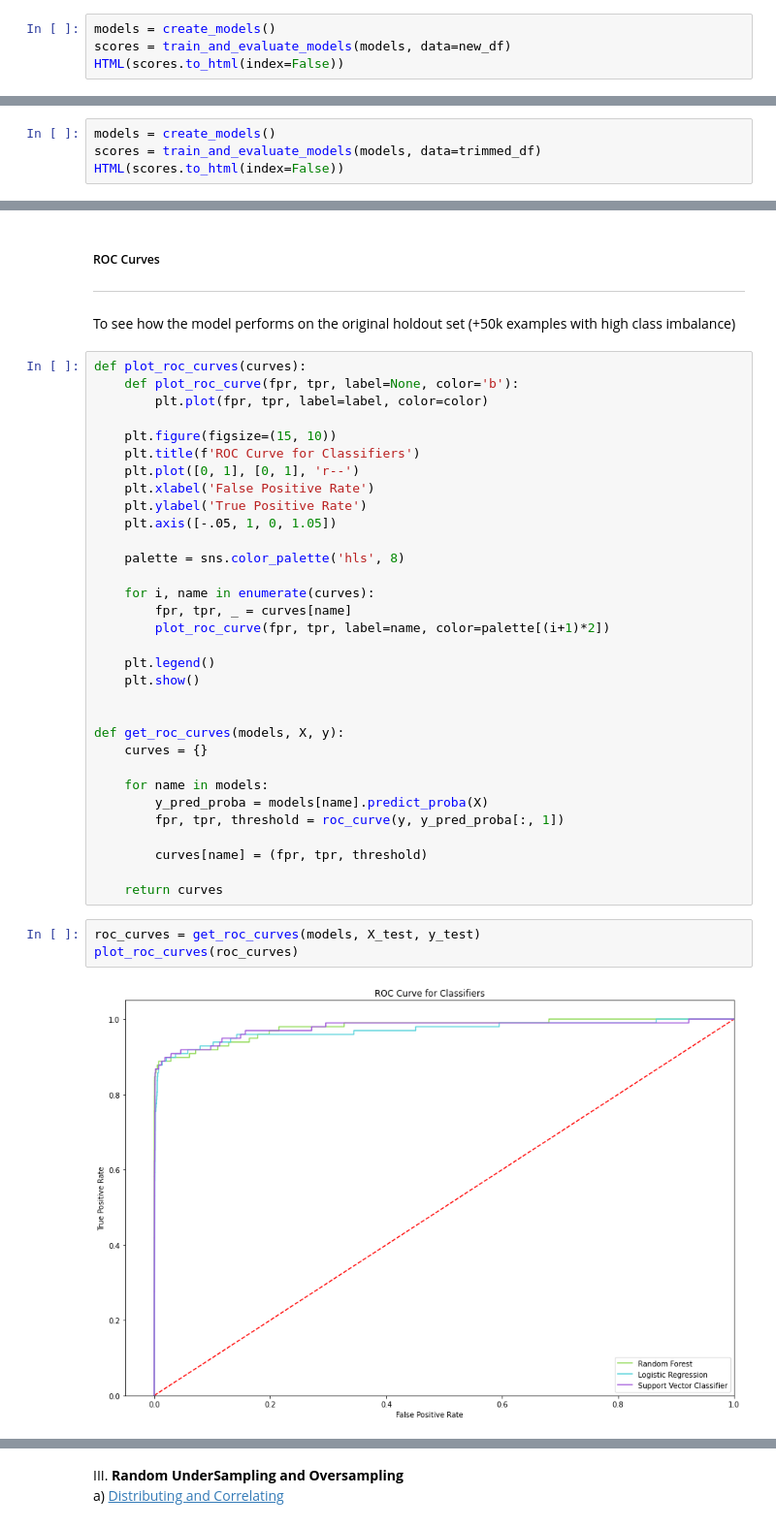
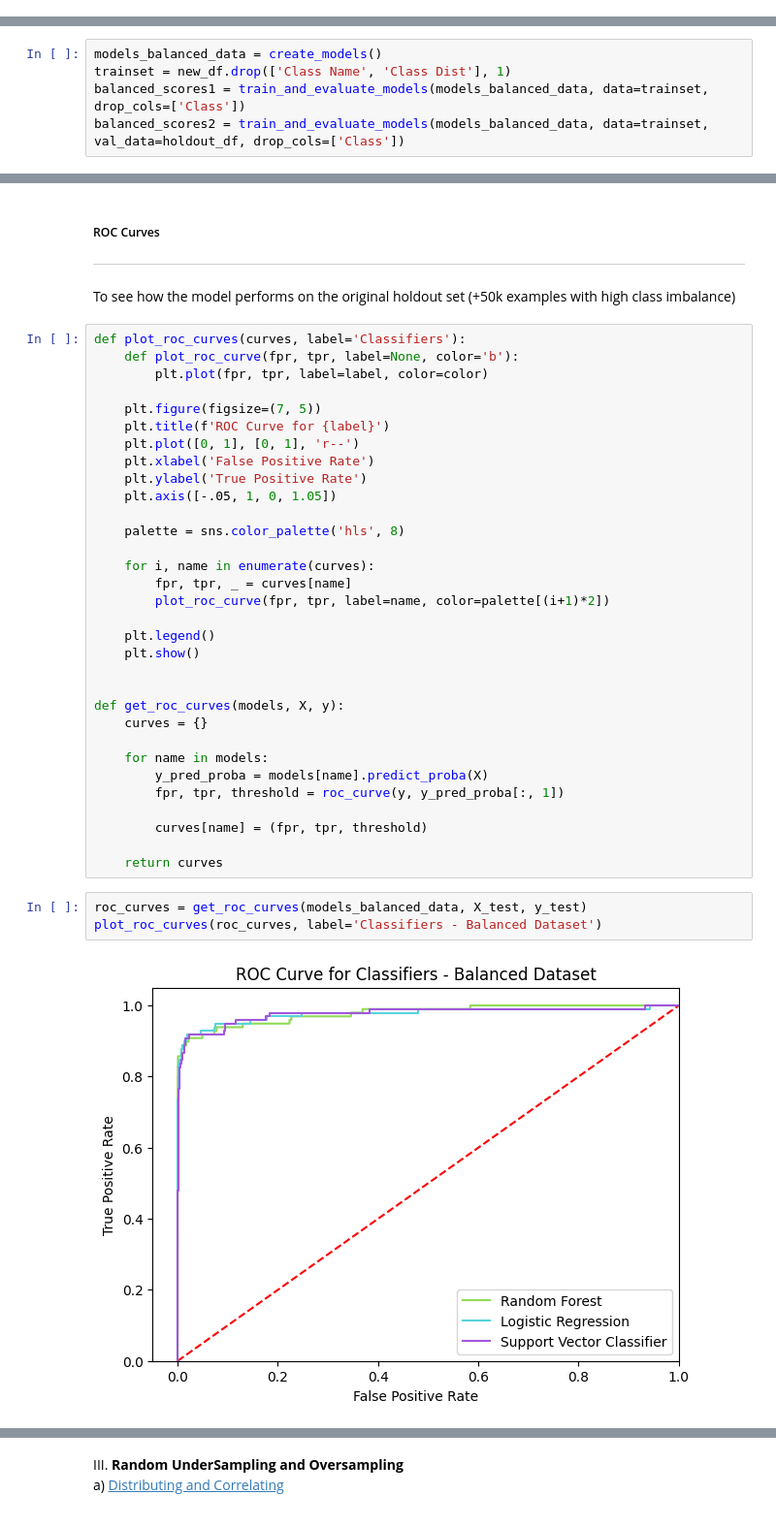
Before and after one commit to chris-caballero/Fraud-Transaction-Detection, a Jupyter notebook: fraud-detection.ipynb, the cells around one changed output, grey strips where cells are left out. Shown at 97% size. Cells and saved outputs as stored; diff of their text form.

```diff
--- a/fraud-detection.ipynb
+++ b/fraud-detection.ipynb
@@ -643,4 +655,0 @@ Based on our test set (model was not fit on these samples), we can see that the
-# %%
-models = create_models()
-scores = train_and_evaluate_models(models, data=new_df)
-HTML(scores.to_html(index=False))
@@ -653,4 +655,0 @@ HTML(scores.to_html(index=False))
-# %%
-models = create_models()
-scores = train_and_evaluate_models(models, data=trimmed_df)
-HTML(scores.to_html(index=False))
@@ -662,0 +656,5 @@ HTML(scores.to_html(index=False))
+# %%
+models_balanced_data = create_models()
+trainset = new_df.drop(['Class Name', 'Class Dist'], 1)
+balanced_scores1 = train_and_evaluate_models(models_balanced_data, data=trainset, drop_cols=['Class'])
+balanced_scores2 = train_and_evaluate_models(models_balanced_data, data=trainset, val_data=holdout_df, drop_cols=['Class'])
@@ -665,12 +724,12 @@ HTML(scores.to_html(index=False))
 ***
 To see how the model performs on the original holdout set (+50k examples with high class imbalance)
 # %%
-def plot_roc_curves(curves):
+def plot_roc_curves(curves, label='Classifiers'):
     def plot_roc_curve(fpr, tpr, label=None, color='b'):
         plt.plot(fpr, tpr, label=label, color=color)
 
-    plt.figure(figsize=(15, 10))
-    plt.title(f'ROC Curve for Classifiers')
+    plt.figure(figsize=(7, 5))
+    plt.title(f'ROC Curve for {label}')
     plt.plot([0, 1], [0, 1], 'r--')
     plt.xlabel('False Positive Rate')
     plt.ylabel('True Positive Rate')
@@ -697,7 +756,7 @@ def get_roc_curves(models, X, y):
 
     return curves
 # %%
-roc_curves = get_roc_curves(models, X_test, y_test)
-plot_roc_curves(roc_curves)
+roc_curves = get_roc_curves(models_balanced_data, X_test, y_test)
+plot_roc_curves(roc_curves, label='Classifiers - Balanced Dataset')
 # %% [output]
-[figure, old version]
+[figure, new version]
```
Also changed, not shown: parts of 32 cells of this notebook.
